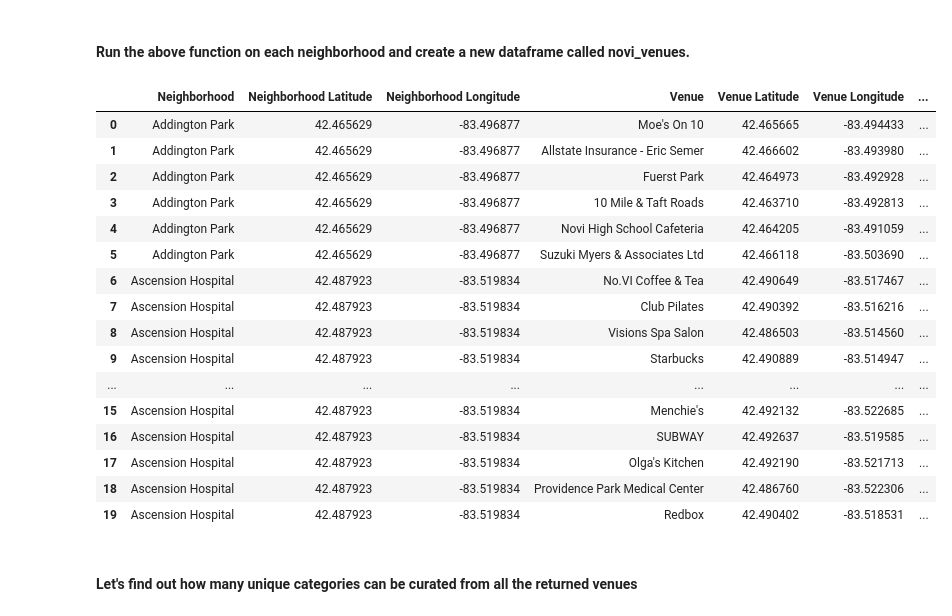
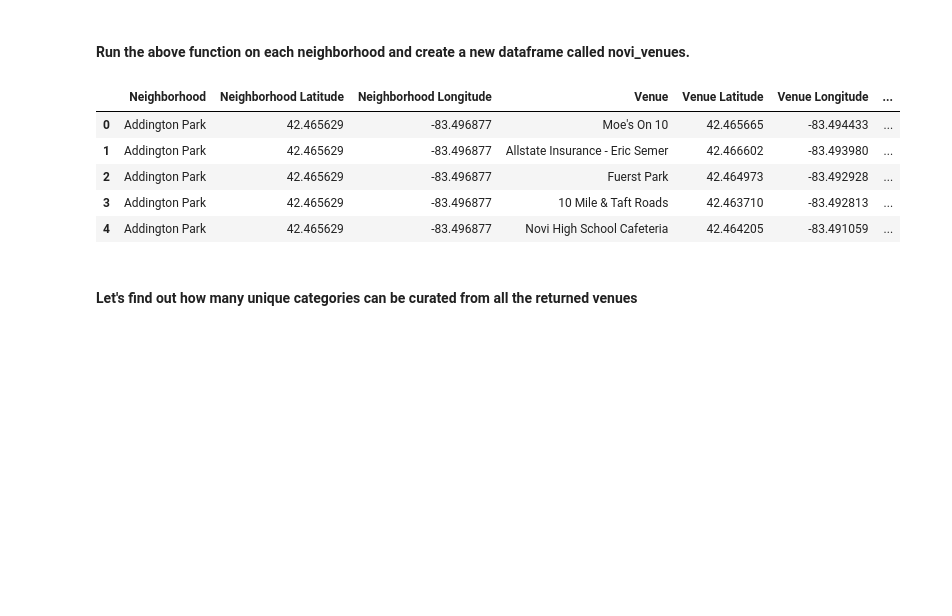
Before and after one commit to yunjcai/Segmenting-and-Clustering-Neighborhoods-in-Novi-MI, a Jupyter notebook: Segmenting and Clustering Neighborhoods in Novi.ipynb, the cells around one changed output. Cells and saved outputs as stored; diff of their text form; code cells hidden in the pictures; blank space fills up the shorter version.

```diff
--- a/Segmenting and Clustering Neighborhoods in Novi.ipynb
+++ b/Segmenting and Clustering Neighborhoods in Novi.ipynb
@@ -579,25 +472,14 @@ novi_venues = getNearbyVenues(names=novi_neigh['Neighborhood'],
                                    longitudes=novi_neigh['Longitude']
                                   )
 # %%
-novi_venues.head(20)
+novi_venues.head()
 # %% [output]
 |  | Neighborhood | Neighborhood Latitude | Neighborhood Longitude | Venue | Venue Latitude | Venue Longitude | ... |
 | 0 | Addington Park | 42.465629 | -83.496877 | Moe's On 10 | 42.465665 | -83.494433 | ... |
 | 1 | Addington Park | 42.465629 | -83.496877 | Allstate Insurance - Eric Semer | 42.466602 | -83.493980 | ... |
 | 2 | Addington Park | 42.465629 | -83.496877 | Fuerst Park | 42.464973 | -83.492928 | ... |
 | 3 | Addington Park | 42.465629 | -83.496877 | 10 Mile & Taft Roads | 42.463710 | -83.492813 | ... |
 | 4 | Addington Park | 42.465629 | -83.496877 | Novi High School Cafeteria | 42.464205 | -83.491059 | ... |
-| 5 | Addington Park | 42.465629 | -83.496877 | Suzuki Myers & Associates Ltd | 42.466118 | -83.503690 | ... |
-| 6 | Ascension Hospital | 42.487923 | -83.519834 | No.VI Coffee & Tea | 42.490649 | -83.517467 | ... |
-| 7 | Ascension Hospital | 42.487923 | -83.519834 | Club Pilates | 42.490392 | -83.516216 | ... |
-| 8 | Ascension Hospital | 42.487923 | -83.519834 | Visions Spa Salon | 42.486503 | -83.514560 | ... |
-| 9 | Ascension Hospital | 42.487923 | -83.519834 | Starbucks | 42.490889 | -83.514947 | ... |
-| ... | ... | ... | ... | ... | ... | ... | ... |
-| 15 | Ascension Hospital | 42.487923 | -83.519834 | Menchie's | 42.492132 | -83.522685 | ... |
-| 16 | Ascension Hospital | 42.487923 | -83.519834 | SUBWAY | 42.492637 | -83.519585 | ... |
-| 17 | Ascension Hospital | 42.487923 | -83.519834 | Olga's Kitchen | 42.492190 | -83.521713 | ... |
-| 18 | Ascension Hospital | 42.487923 | -83.519834 | Providence Park Medical Center | 42.486760 | -83.522306 | ... |
-| 19 | Ascension Hospital | 42.487923 | -83.519834 | Redbox | 42.490402 | -83.518531 | ... |
 # %% [markdown]
 #### Let's find out how many unique categories can be curated from all the returned venues
 # %%
```
Also changed, not shown: parts of 42 cells of this notebook.
